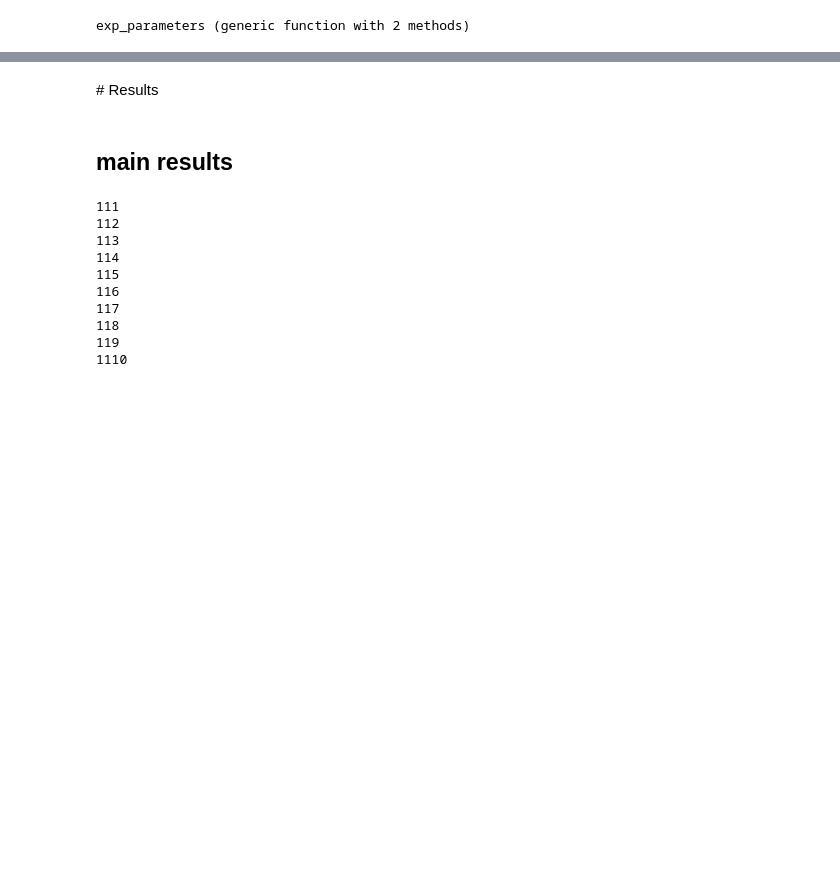
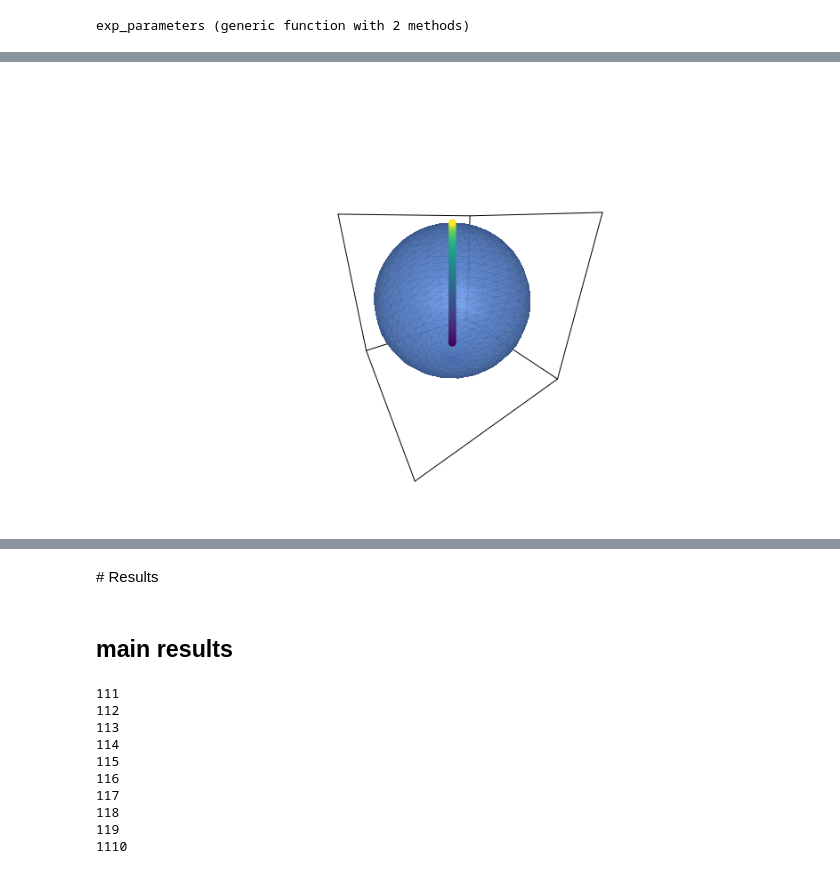
Before and after one commit to CleggTom/TempRanges, a Jupyter notebook: Notebooks/psw_simulations.ipynb, the cells around one changed output, grey strips where cells are left out. Drawn from its saved outputs; the diff is of its cells as text; code cells hidden in the pictures; blank space fills up the shorter version.

```diff
--- a/Notebooks/psw_simulations.ipynb
+++ b/Notebooks/psw_simulations.ipynb
@@ -92,0 +165,18 @@ fig
+# %%
+using Random
+Random.seed!(1)
+
+N = 30
+u0 = rand(N)
+
+Nrep = 3
+
+com = fw.community(N, 0.3)
+p = fw.generalised_parameters(com, Nrep , exp_parameters)
+k = fw.get_kineticparams.(p)
+
+# u0 = ones(N) + 1e-4randn(N)
+tspan = (0.0, 1e4)
+prob = [ODEProblem(fw.dx!, u0, tspan, (kp, LazyBufferCache())) for kp = k]
+
+sol = [solve(p, AutoTsit5(Rosenbrock32(autodiff = true)), callback = PositiveDomain()) for p = prob];
@@ -145,0 +349,20 @@ fig
+# %%
+fig = Figure(resolution = (800, 500))
+
+λ = [l[1] for l = lonlat]
+ϕ = [l[2] for l = lonlat]
+
+x = cos.(ϕ) .* cos.(λ)
+y = cos.(ϕ) .* sin.(λ)
+z = sin.(ϕ)
+
+ax3 = Axis3(fig[1,1], aspect=(2,2 ,2), perspectiveness=1.0, azimuth = 1, elevation = π/8, viewmode = :fitzoom)
+mesh!(ax3, Sphere(Point3f(0.0), 1.0) ,color = (:cornflowerblue, 0.7), shading = true)
+scatter!(ax3, Point3f.(x,y,z), color = ϕ)
+# lines!(ax3, Circle(Point2f(0.0),1.0), color = "red")
+hidedecorations!(ax3)
+
+
+fig
+# %% [output]
+[figure, added]
```
Also changed, not shown: parts of 88 cells of this notebook, 10 other files.
